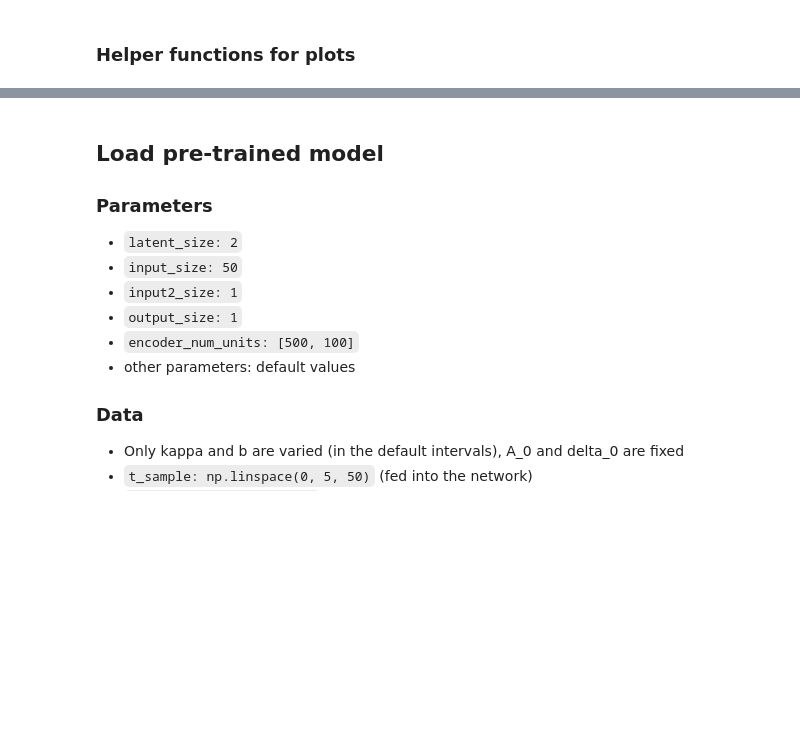
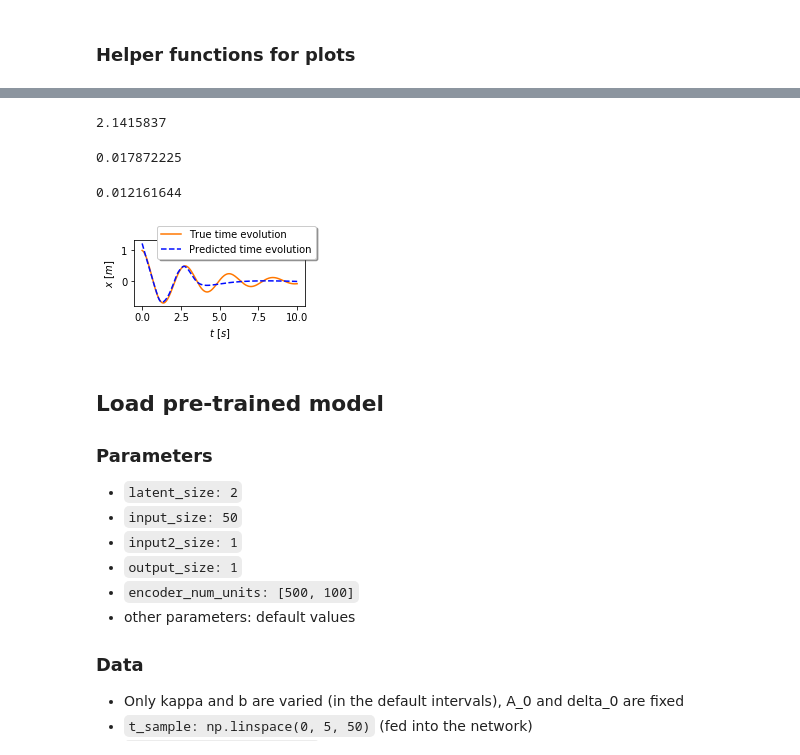
Before and after one commit to danmohad/nn_physical_concepts, a Jupyter notebook: analysis/oscillator.ipynb, the cells around one changed output, grey strips where cells are left out. Cells and saved outputs as stored; diff of their text form; code cells hidden in the pictures; blank space fills up the shorter version.

```diff
--- a/analysis/oscillator.ipynb
+++ b/analysis/oscillator.ipynb
@@ -63,3 +92,24 @@ def osc_representation_plot(net, b_range, kappa_range, step_num=100, eval_time=7
+# %%
+print(net.run(vd, net.recon_loss))
+# %% [output]
+2.1415837
+# %%
+net.train(50, 256, 0.001, td, vd)
+#net.train(check_epochs, 512, 0.001, td, vd, beta_fun=(lambda x: 0.001), test_step=10 )
+# %%
+net.run(vd, net.recon_loss)
+# %% [output]
+0.017872225
+# %%
+net.train(50, 256, 0.001, td, vd)
+# %%
+net.run(vd, net.recon_loss)
+# %% [output]
+0.012161644
+# %%
+pendulum_prediction(net, 0.5, 5.);
+# %% [output]
+[figure, added]
 # %% [markdown]
 ## Load pre-trained model
 
```
Also changed, not shown: parts of 8 cells of this notebook, 2 other files.
